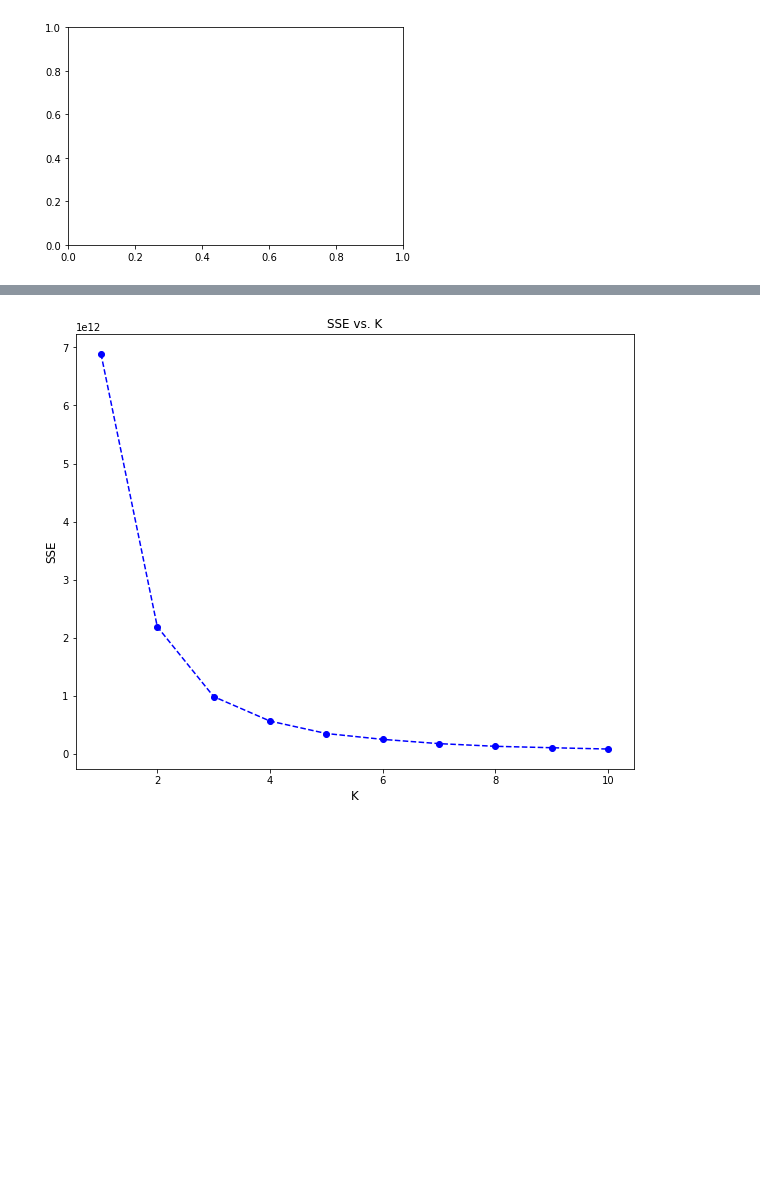
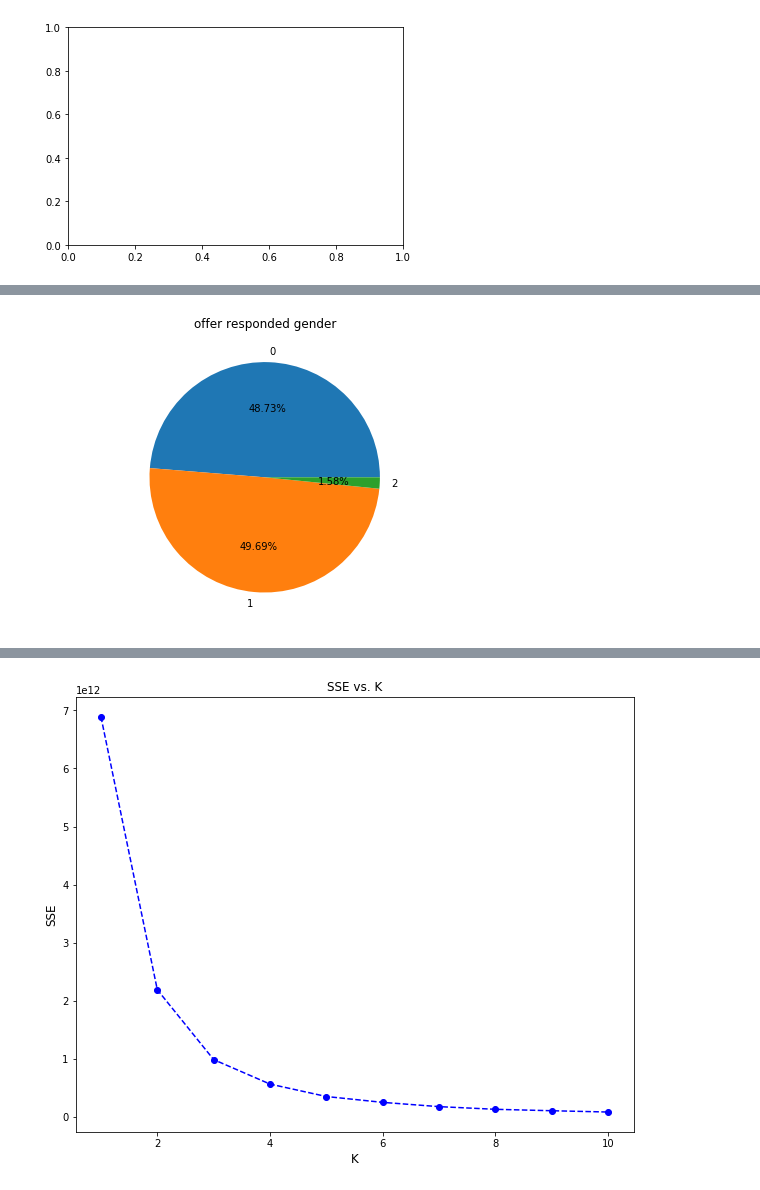
Before and after one commit to Sandhyakripalani/StarBucksProject, a Jupyter notebook: Starbucks_Capstone_OffersCombined.ipynb, the cells around one changed output, grey strips where cells are left out. Saved outputs shown, nothing was run; the diff lists cells and outputs as text; code cells hidden in the pictures; blank space fills up the shorter version.

```diff
--- a/Starbucks_Capstone_OffersCombined.ipynb
+++ b/Starbucks_Capstone_OffersCombined.ipynb
@@ -1035,10 +1177,12 @@ plt.show()
 # %%
 fig = plt.figure()
 ax = fig.add_axes([0,0,1,1])
 ax.axis('equal')
 
 ax.pie(offer_profile[offer_profile['offer_completed']==1].groupby('gender').count().reset_index().id, labels =[0,1,2],autopct='%1.2f%%')
-plt.title('bogo responded gender')
+plt.title('offer responded gender')
 plt.show()
+# %% [output]
+[figure, added]
 # %%
 offer_profile.columns
```
Also changed, not shown: parts of 60 cells of this notebook.
